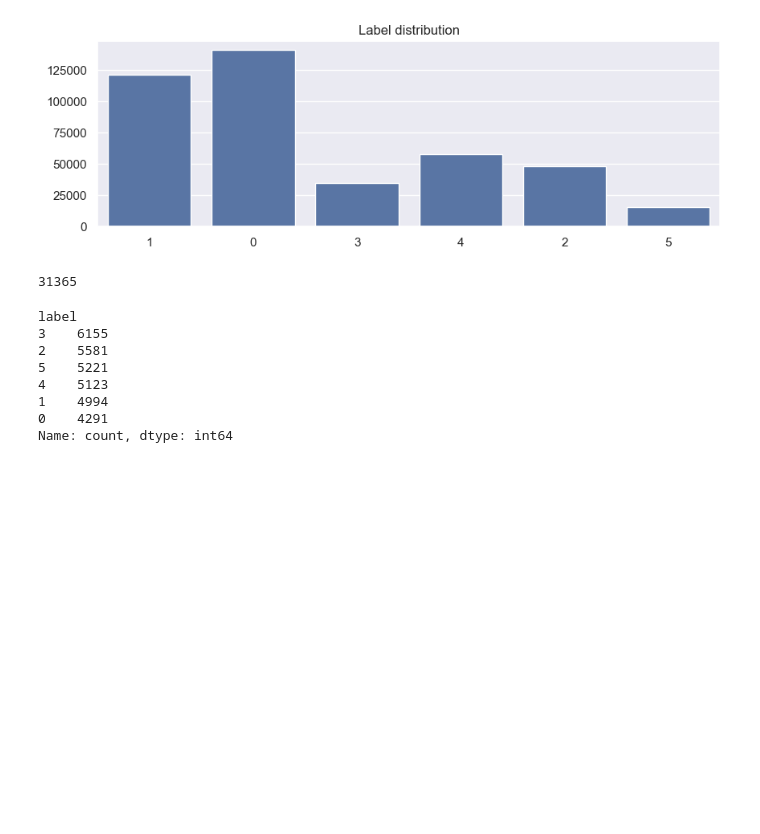
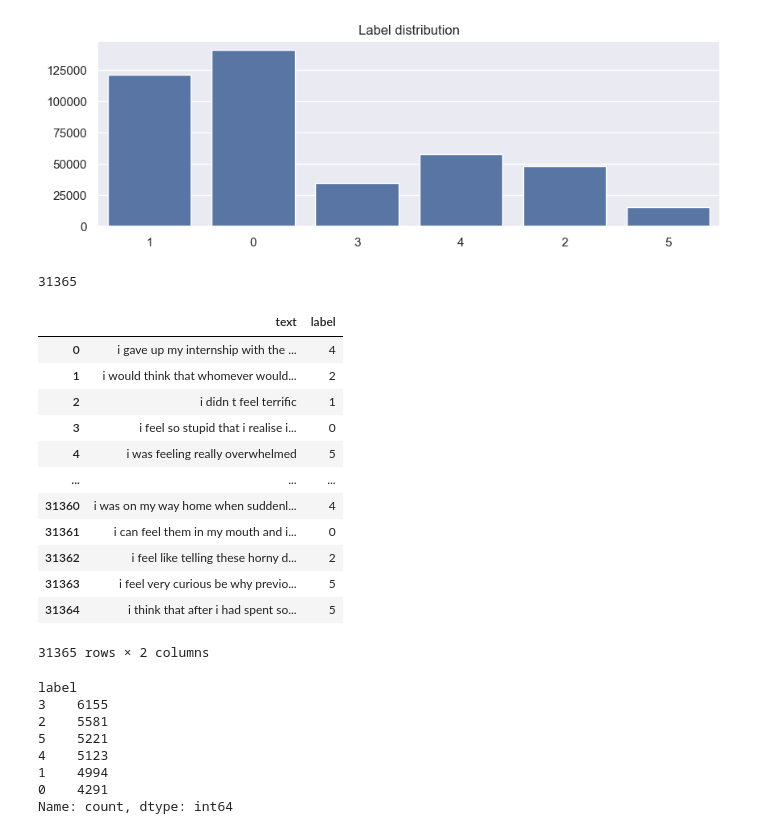
Before and after one commit to ThuyVan032004/emotion-analysis, a Jupyter notebook: notebooks/emotion-analysis-use-svm.ipynb, the cells around one changed output. Saved outputs shown, nothing was run; the diff lists cells and outputs as text; code cells hidden in the pictures; blank space fills up the shorter version.

```diff
--- a/notebooks/emotion-analysis-use-svm.ipynb
+++ b/notebooks/emotion-analysis-use-svm.ipynb
@@ -101,3 +105,19 @@ len(data_frame)
+# %%
+data_frame
+# %% [output]
+|  | text | label |
+| 0 | i gave up my internship with the ... | 4 |
+| 1 | i would think that whomever would... | 2 |
+| 2 | i didn t feel terrific | 1 |
+| 3 | i feel so stupid that i realise i... | 0 |
+| 4 | i was feeling really overwhelmed | 5 |
+| ... | ... | ... |
+| 31360 | i was on my way home when suddenl... | 4 |
+| 31361 | i can feel them in my mouth and i... | 0 |
+| 31362 | i feel like telling these horny d... | 2 |
+| 31363 | i feel very curious be why previo... | 5 |
+| 31364 | i think that after i had spent so... | 5 |
+31365 rows × 2 columns
 # %%
 data_frame.label.value_counts()
 # %% [output]
```
Also changed, not shown: parts of 3 cells of this notebook, 22 other files.
